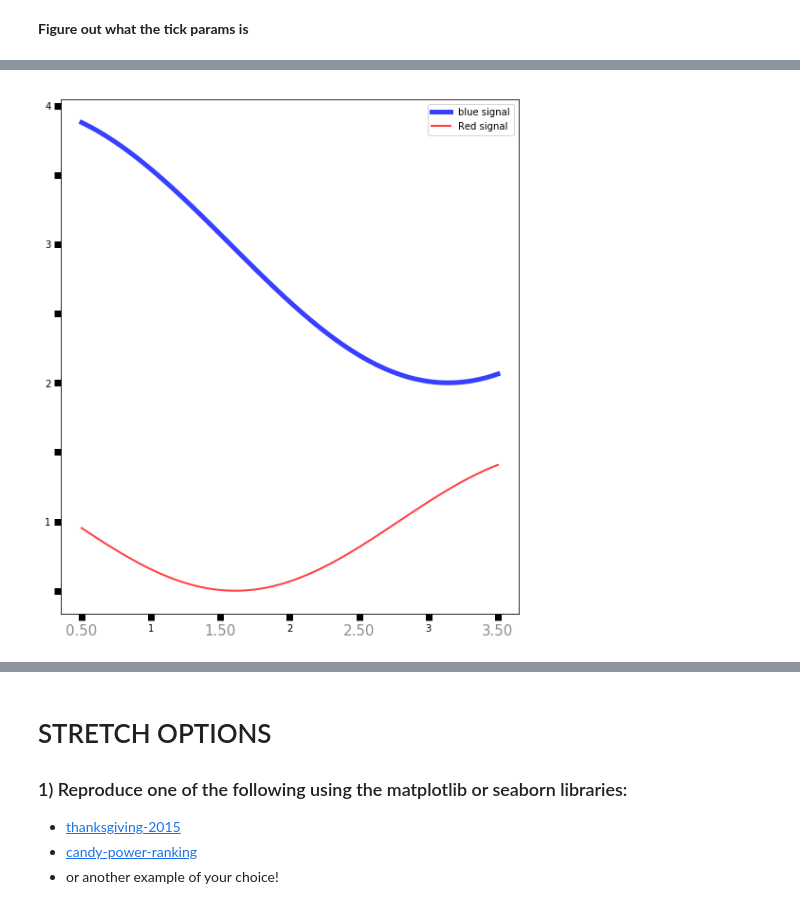
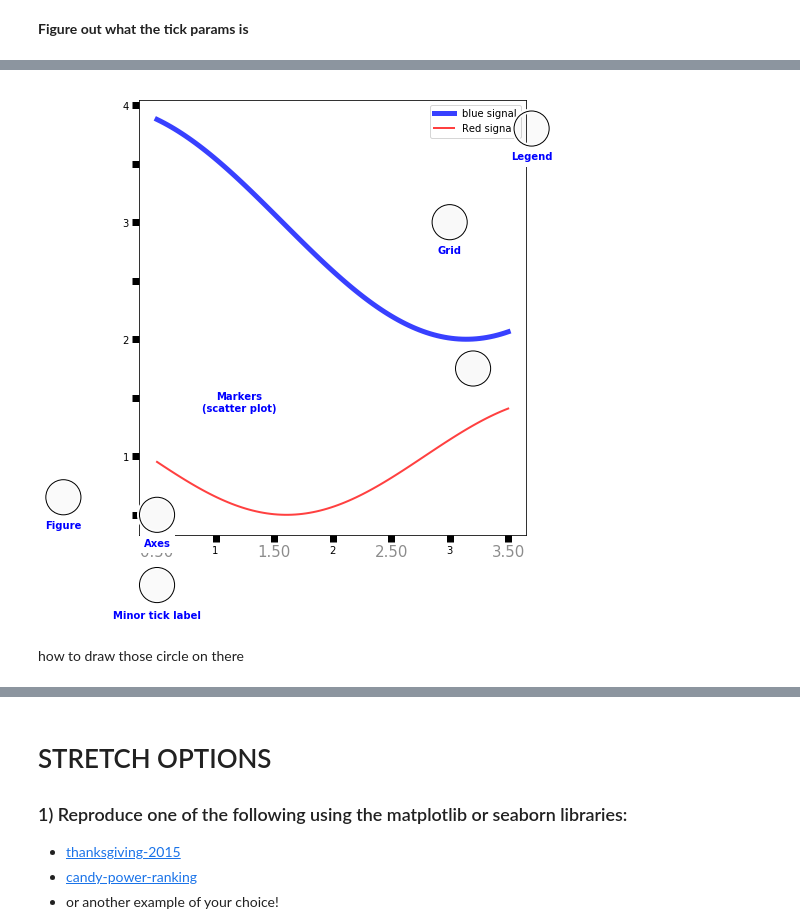
Before and after one commit to DAVIDnHANG/DS-Unit-1-Sprint-2-Data-Wrangling-and-Storytelling, a Jupyter notebook: module3-make-explanatory-visualizations/LS_DS_123_Make_Explanatory_Visualizations_AssignmentTurnIn.ipynb, the cells around one changed output, grey strips where cells are left out. Cells and saved outputs as stored; diff of their text form; code cells hidden in the pictures.

```diff
--- a/module3-make-explanatory-visualizations/LS_DS_123_Make_Explanatory_Visualizations_AssignmentTurnIn.ipynb
+++ b/module3-make-explanatory-visualizations/LS_DS_123_Make_Explanatory_Visualizations_AssignmentTurnIn.ipynb
@@ -50,13 +72,11 @@ def minor_tick(x,pos):
       return ""
     return "%.2f" % x
 
-def circle(x,y,radius=.15):
-  from matplotlib.patches import Circle
-  from matplotlib.patheffects import withStroke
-  circle = Circle((x,y), radius, clip_on=False, zorder=10, linewidth=1,
-                 edgecolor='black',facecolor=(0,0,0,.125),
-                 path_affects=[withStroke(linewidth=5,foreground='w')])
-  ax.add_artist(circle)
+#def circle(x,y,radius=.15):
+  #from matplotlib.patches import Circle
+  #from matplotlib.patheffects import withStroke
+  #circle = Circle((x,y), radius, clip_on=False, zorder=10, linewidth=1,edgecolor='black',facecolor=(0,0,0,.125),path_affects=[withStroke(linewidth=5,foreground='w')])
+  #ax.add_artist(circle)
 # %%
 #figsize width height in inches
 fig=plt.figure(figsize=(10,10))
@@ -228,34 +250,75 @@ plt.show()
 # %%
 #figsize width height in inches
-fig=plt.figure(figsize=(10,10))
+fig=plt.figure(figsize=(8,8))
 #it a 2by2 on grip 2.
 ax=fig.add_subplot(1,1,1,aspect=1)
 
 #
 #
 ax.xaxis.set_major_locator(MultipleLocator(1.000)) # change the number on x axis
 ax.xaxis.set_minor_locator(AutoMinorLocator(2)) #divide what you see inbetween 0,1
 ax.yaxis.set_major_locator(MultipleLocator(1))#How many "locater" i want to show on y axis
 ax.yaxis.set_minor_locator(AutoMinorLocator(2))
 ax.xaxis.set_minor_formatter(FuncFormatter(minor_tick))
 
 #ax.set_xlim(0,4)
 #ax.set_ylim(0,4)
 
 ax.tick_params(which='major',width=7.0)
 ax.tick_params(which='major',length=7)
 ax.tick_params(which='minor',width=7.0,labelsize=15)
 ax.tick_params(which='minor',length=7,labelsize=15,labelcolor='.55')
 
 #ax.grid(linestyle="--",linewidth=.5,color='.25',zorder=-10)
 
 #lw is the thickness
 #zorder = when graph are plotted on top of each other, zorder take prescidents. the higher the number take precidents.
 ax.plot(X,Y1, c=(.22,.25,1.00),lw=5,label="blue signal", zorder=3)
 ax.plot(X,Y2, c=(1.00,.25,.25), lw=2, label="Red signal",zorder=4)
 #ax.plot(X,Y3,linewidth=0, marker='o', markerfacecolor='w',markeredgecolor='k')
 
+def circle(x,y, radius=.15):
+  from matplotlib.patches import Circle
+  from matplotlib.patheffects import withStroke
+  circle = Circle((x,y),radius, clip_on=False, zorder=10, linewidth=1,
+                 edgecolor='black', facecolor=(0,0,0,.0125),
+                 path_effects=[withStroke(linewidth=5,foreground='w')])
+  ax.add_artist(circle)
+
+def text(x,y,text):
+  ax.text(x,y,text,backgroundcolor='white',ha='center',va='top',weight='bold',color='blue')
+#minor tick
+circle(0.50,-0.10)
+text(0.50,-0.32,"Minor tick label")
+
+#scatter plot
+circle(3.2,1.75)
+text(1.20,1.55,"Markers\n(scatter plot)")
+
+#Grid
+circle(3.00,3.00)
+text(3.00,2.8,"Grid")
+
+#Legend
+circle(3.7,3.8)
+text(3.70,3.60,"Legend")
+
+#axes
+circle(.5,.5)
+text(.5,.3,"Axes")
+
+#figure
+circle(-.3,.65)
+text(-.3,.45,"Figure")
+
+color = 'blue'
+#ax.annotate( 'Spines', xy=(4.0,.34), xytext=(3.3,.5),weight='bold',color=color, arrowprops=dict(arrowstle='->',connectionstyle='arc3',color=color))
+#ax.annotate('', 'Spines', xy=(3.15,1.1), xytext=(3.3,.5), weight='bold',color=color,arrowprops=dict(arrowstle='->',connectionstyle='arc3',color=color))
+#ax.text(4.0, -.4, "matplot",fontsize=10, ha='right',color='.5')
+
 ax.legend()
 plt.show()
 # %% [output]
-[figure, old version]
+[figure, new version]
+# %% [markdown]
+how to draw those circle on there
```
Also changed, not shown: parts of 8 cells of this notebook.
